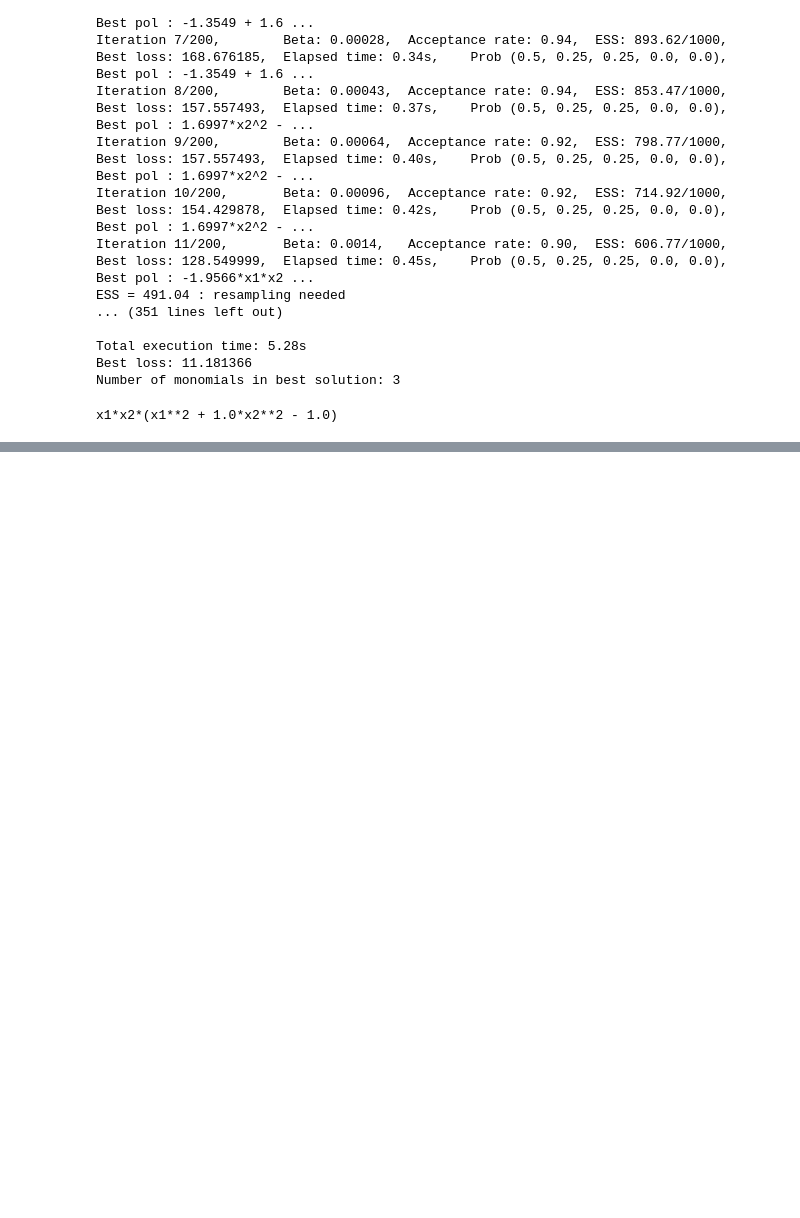
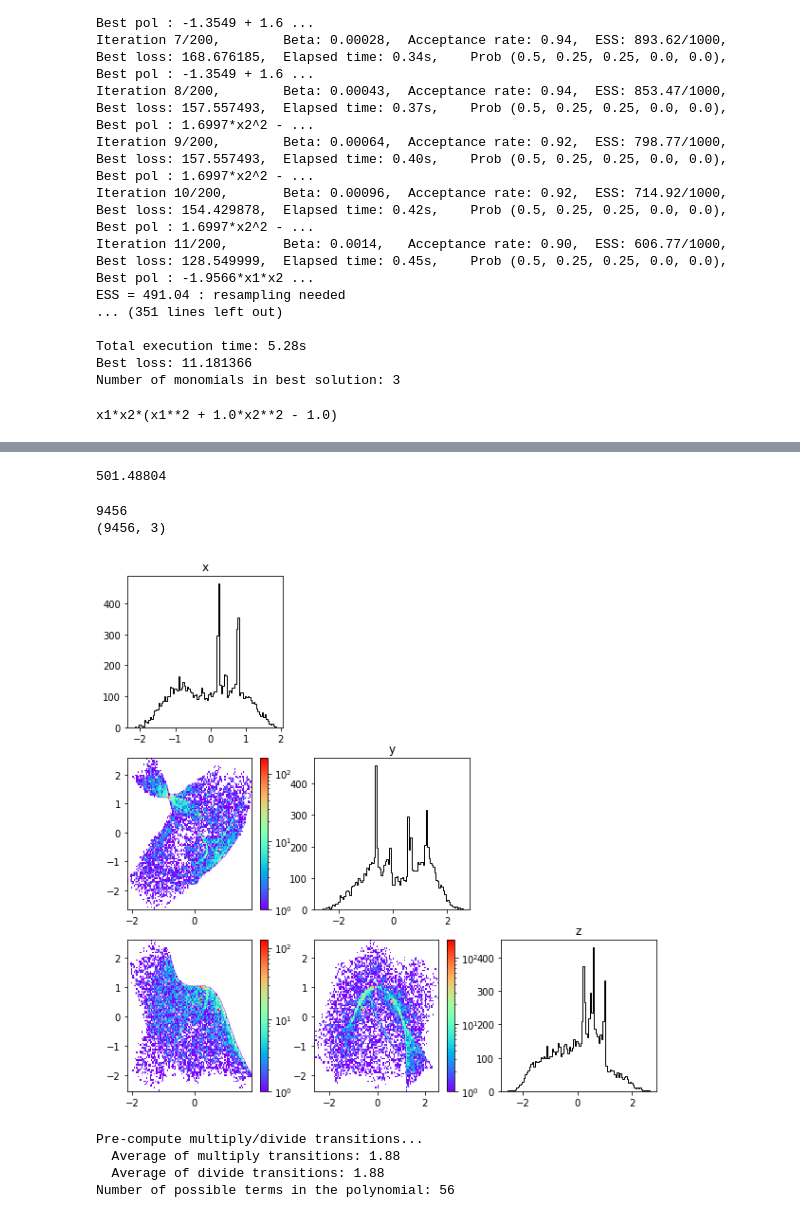
Before and after one commit to BastD/ASMC-SymReg-3dSugra, a Jupyter notebook: ASMC_tutorial.ipynb, the cells around one changed output, grey strips where cells are left out. Saved outputs shown, nothing was run; the diff lists cells and outputs as text; code cells hidden in the pictures; blank space fills up the shorter version.

```diff
--- a/ASMC_tutorial.ipynb
+++ b/ASMC_tutorial.ipynb
@@ -201,0 +274,40 @@ $\displaystyle x_{1} x_{2} \left(1.0 x_{1}^{2} + x_{2}^{2} - 1.0\right)$
+# %%
+x1 = x_3d.numpy()[:,0]
+x2 = x_3d.numpy()[:,1]
+x3 = x_3d.numpy()[:,2]
+# %%
+np.sum((x1**3 + x2**2 + x3 + x1*x2*x3 - 1)**2)
+# %% [output]
+501.48804
+# %%
+print(np.sum(((x1**3 + x2**2 + x3 + x1*x2*x3 - 1)**2)<1e-1))
+#some points have converged on another locus : remove them
+mask = ((x1**3 + x2**2 + x3 + x1*x2*x3 - 1)**2)<1e-4
+x_3d_filtered = x_3d.numpy()[mask,:]
+print(x_3d_filtered.shape)
+# %% [output]
+9456
+(9456, 3)
+# %%
+utils.triangular_plot(x_3d_filtered,names=['x','y','z'],figsize=(10,10))
+# %% [output]
+[figure, added]
+# %%
+sampler_3d = SparsePolynomialSampler(
+    data_x=x_3d_filtered,
+    max_degree=5,
+    num_vars=3,
+    max_num_monomials=6,
+    prob_add= lambda i,n_iter: 0.,
+    prob_remove= lambda i,n_iter: 0.,
+    prob_modify= lambda i,n_iter: 0.1,
+    prob_multiply= lambda i,n_iter: 0.45,
+    prob_divide= lambda i,n_iter: 0.45,
+    regularisation_factor=1e3,
+    sigma_proposal = lambda i,n_iter: 0.1,
+    )
+# %% [output]
+Pre-compute multiply/divide transitions...
+  Average of multiply transitions: 1.88
+  Average of divide transitions: 1.88
+Number of possible terms in the polynomial: 56
```
Also changed, not shown: parts of 8 cells of this notebook.
